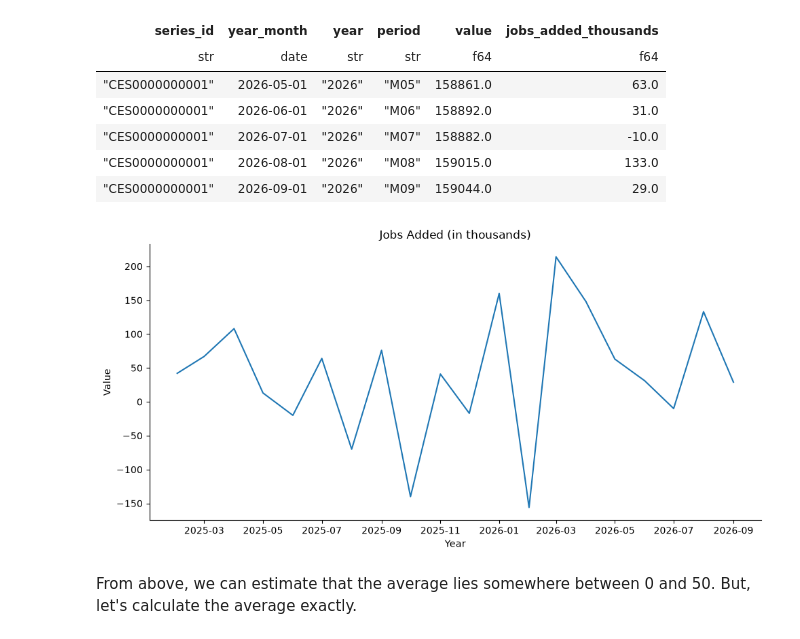
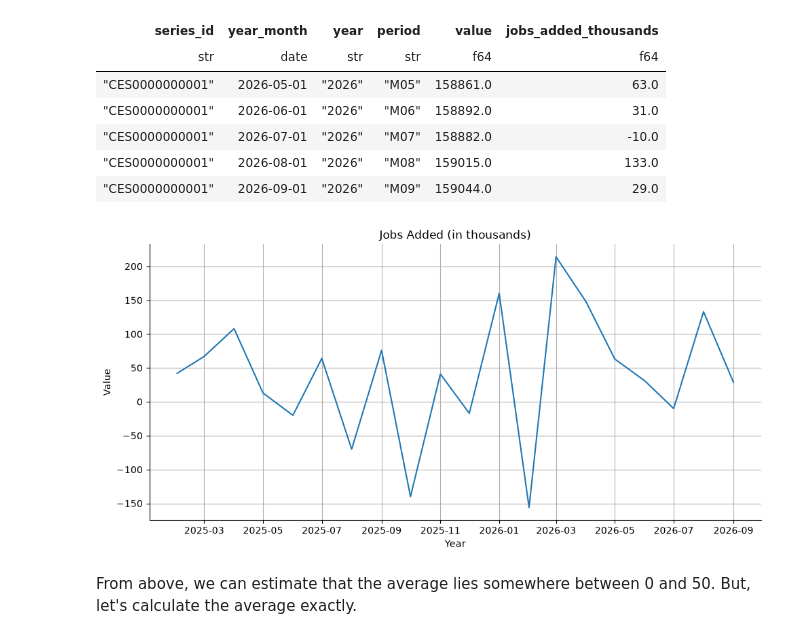
Before and after one commit to pybokeh/data-sets, a Jupyter notebook: bls/Using_blsutils.ipynb, the cells around one changed output. Cells and saved outputs as stored; diff of their text form; code cells hidden in the pictures.

Commit message:
Updated for plots generated with grid lines

```diff
--- a/bls/Using_blsutils.ipynb
+++ b/bls/Using_blsutils.ipynb
@@ -167,20 +169,22 @@ shape: (5, 6)
 # %%
 fig, ax = plt.subplots(figsize=(10, 5))
 
 ax.plot(
     df2["year_month"].to_numpy(),
     df2["jobs_added_thousands"].to_numpy(),  # nulls become NaN, which matplotlib draws as a gap
 )
 
 ax.set_xlabel("Year")
 ax.set_ylabel("Value")
 ax.set_title("Jobs Added (in thousands)")
 ax.spines[["right", "top"]].set_visible(False)
 
+ax.grid(axis="both", which="major")
+
 plt.tight_layout()
 plt.show()
 # %% [output]
-[figure, old version]
+[figure, new version]
 # %% [markdown]
 From above, we can estimate that the average lies somewhere between 0 and 50.  But, let's calculate the average exactly.
 # %%
```
Also changed, not shown: parts of 4 cells of this notebook.
